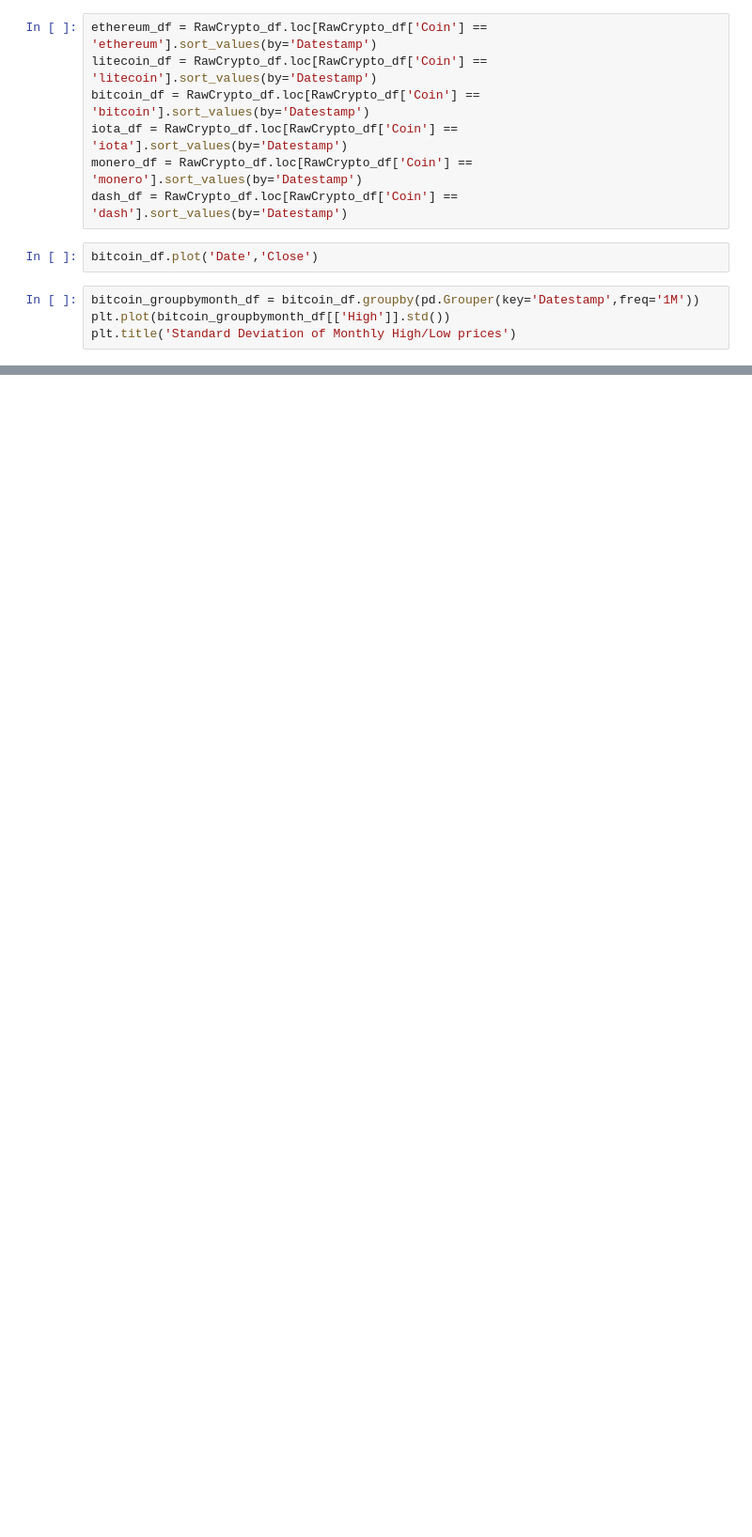
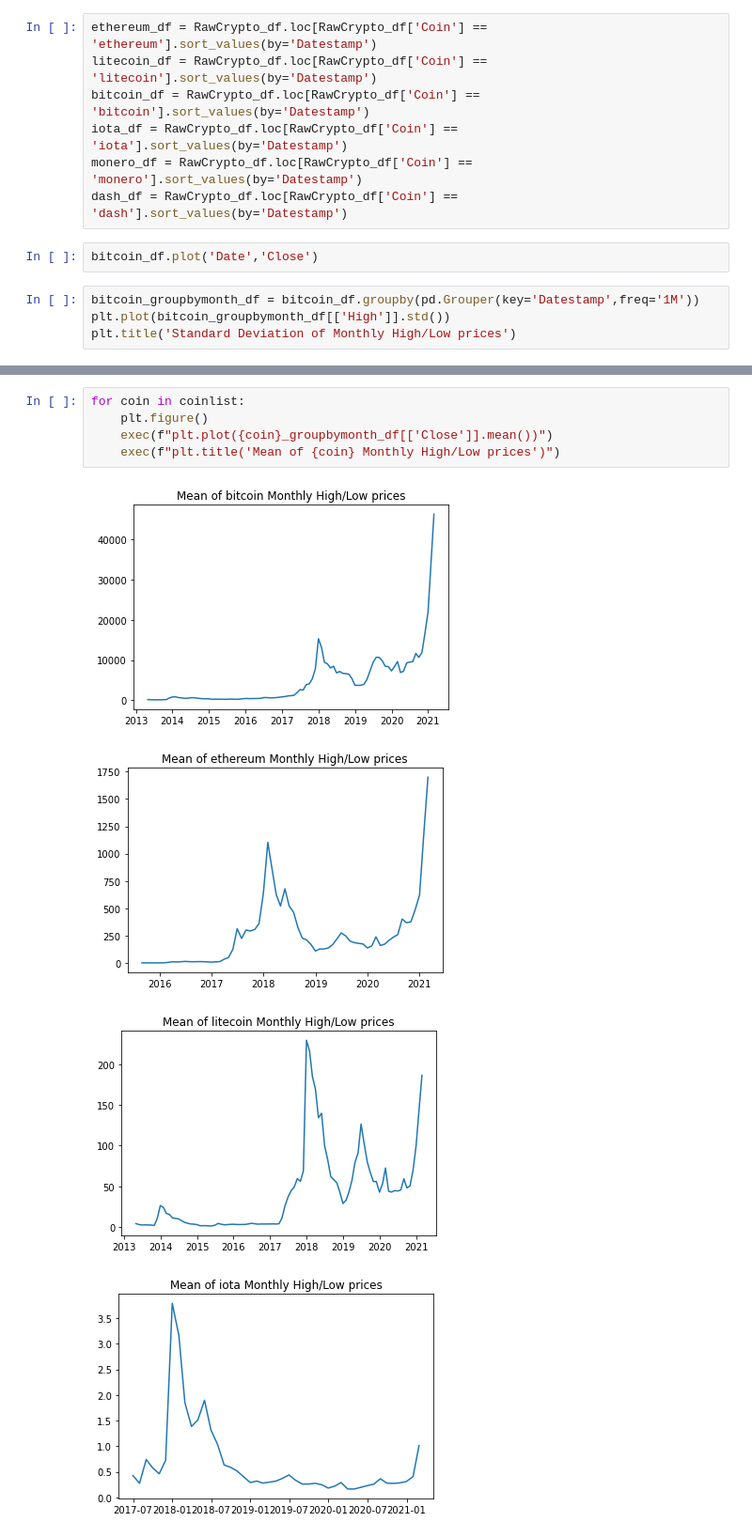
Before and after one commit to nickkyklausng/Crypto-Assignment, a Jupyter notebook: Dave-Crypto-Scratch-Notebook.ipynb, the cells around one changed output, grey strips where cells are left out. Shown at 94% size. Saved outputs shown, nothing was run; the diff lists cells and outputs as text; blank space fills up the shorter version.

```diff
--- a/Dave-Crypto-Scratch-Notebook.ipynb
+++ b/Dave-Crypto-Scratch-Notebook.ipynb
@@ -146,0 +126,10 @@ plt.show()
+# %%
+for coin in coinlist:
+    plt.figure()
+    exec(f"plt.plot({coin}_groupbymonth_df[['Close']].mean())")
+    exec(f"plt.title('Mean of {coin} Monthly High/Low prices')")
+# %% [output]
+[figure, added]
+[figure, added]
+[figure, added]
+[figure, added]
```
Also changed, not shown: parts of 13 cells of this notebook.
